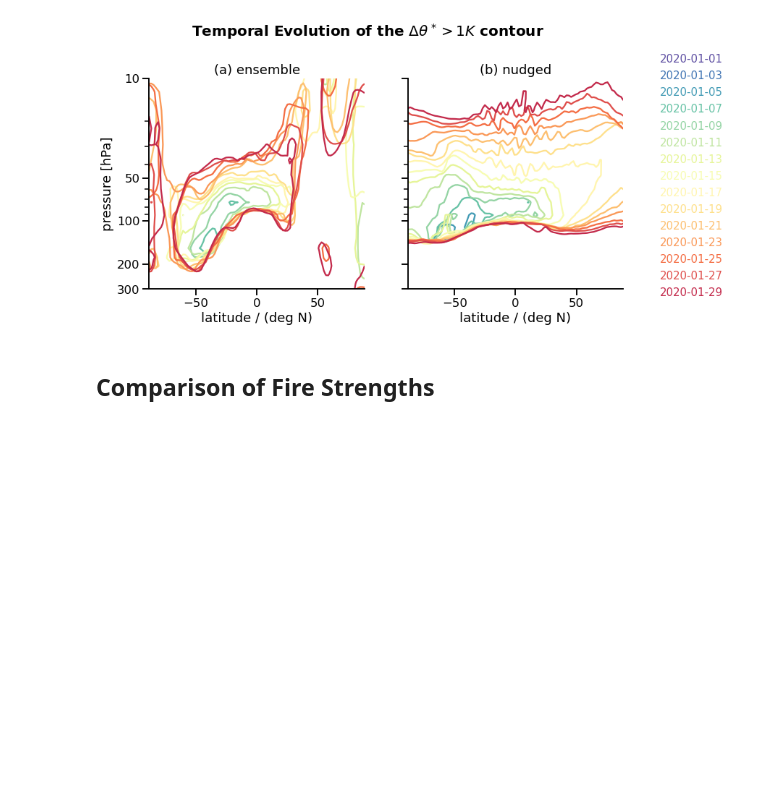
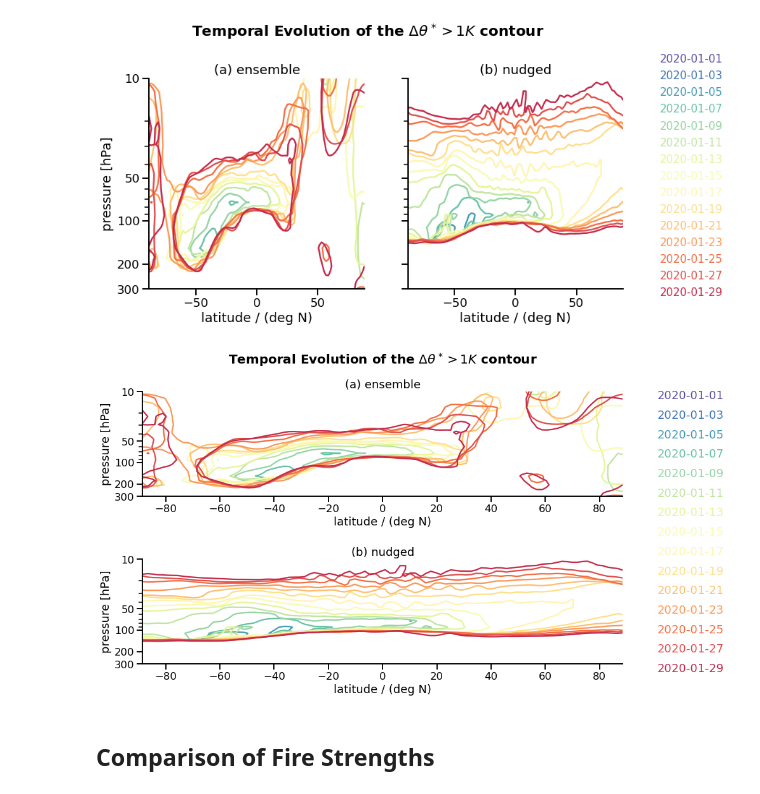
Before and after one commit to fsenf/nbook.2022-11_WiFi-AUS_Circ-Feedbacks, a Jupyter notebook: nbooks/05-Plot-Temporal-Evolution-of-Tpot.ipynb, the cells around one changed output. Drawn from its saved outputs; the diff is of its cells as text; code cells hidden in the pictures; blank space fills up the shorter version.

Commit message:
added landscape T evol. plot

```diff
--- a/nbooks/05-Plot-Temporal-Evolution-of-Tpot.ipynb
+++ b/nbooks/05-Plot-Temporal-Evolution-of-Tpot.ipynb
@@ -83,6 +83,50 @@ sns.despine()
 plt.savefig('../pics/temp-anomaly-contours.png', dpi = 600)
 # %% [output]
 [figure]
+# %%
+import matplotlib.colors as mcol
+cmap = plt.cm.Spectral_r
+
+fig, axs = plt.subplots( nrows = 2, figsize = (15,8), sharey = True)
+plt.subplots_adjust(right = 0.85, left = 0.15, top = 0.87, hspace = 0.6)
+
+it_start = 0
+it_end = 30
+it_step = 2
+it = 100
+
+mode = 'fire1.0'
+for imode, stat in enumerate( ['mean', 'nudged', ]):
+    for it in range(it_start, it_end, it_step):
+        irel = (1.*it - it_start) / (it_end - it_start)
+        crgb = cmap(irel)
+        chex = mcol.to_hex( crgb )
+        d = theta.sel(stats = stat, mode = mode).isel(time = it)
+        d.plot.contour( levels = [1,],
+                        colors = [chex,],
+                        yscale = 'log',
+                        ax = axs[imode],
+                        yincrease = False,
+                        ylim = (300, 10))
+        if imode == 0:
+            date = str( d.time.data.astype('datetime64[D]' ) )
+            plt.figtext( 0.9, 0.85 - 0.8  * irel, date, c = chex, fontsize = 18)
+            axs[imode].set_title('(a) ensemble')
+
+        else:
+      #      axs[imode].set_ylabel('')
+            axs[imode].set_title('(b) nudged')
+
+        axs[imode].set_yticks([10, 50, 100, 200, 300], )
+        axs[imode].set_yticklabels([10, 50, 100, 200, 300], )
+        axs[imode].set_xlabel('latitude / (deg N)')
+
+plt.suptitle( r'Temporal Evolution of the $\Delta \theta^* > 1 K$ contour',fontsize = 20, fontweight = 'bold' )
+sns.despine()
+
+#plt.savefig('../pics/temp-anomaly-contours.png', dpi = 600)
+# %% [output]
+[figure, added]
 # %% [markdown]
 ## Comparison of Fire Strengths
 # %%
```
